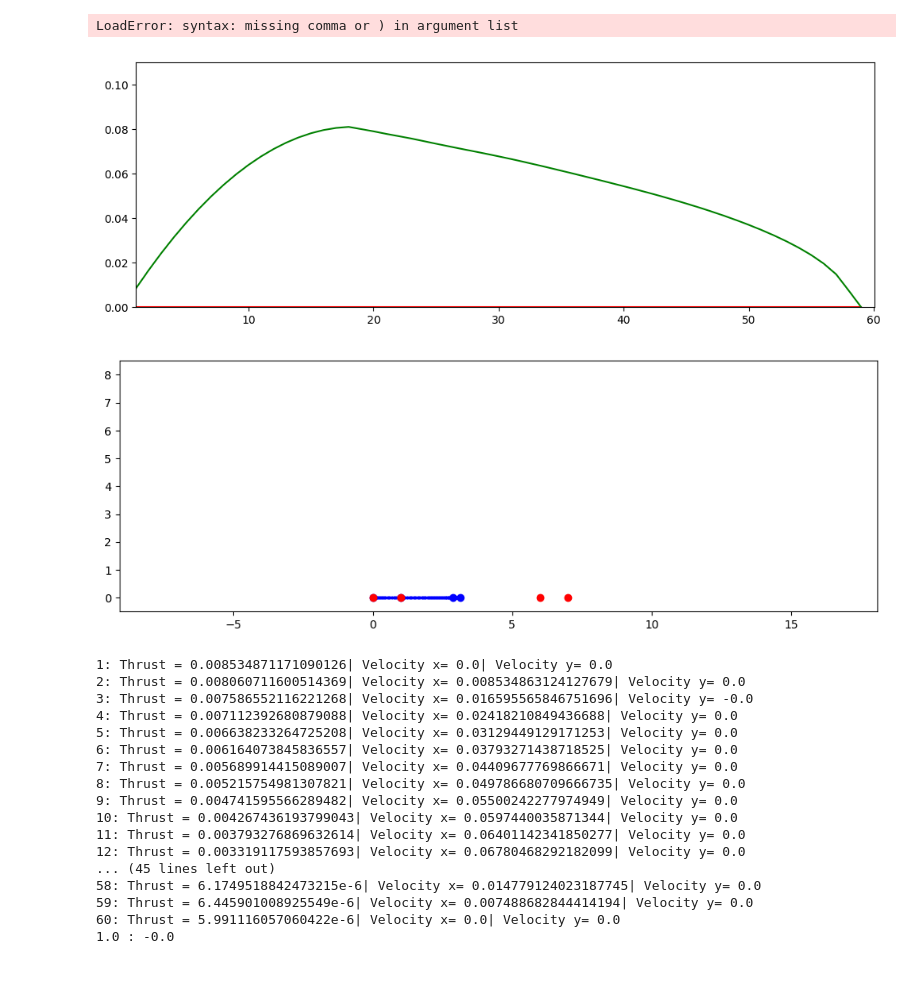
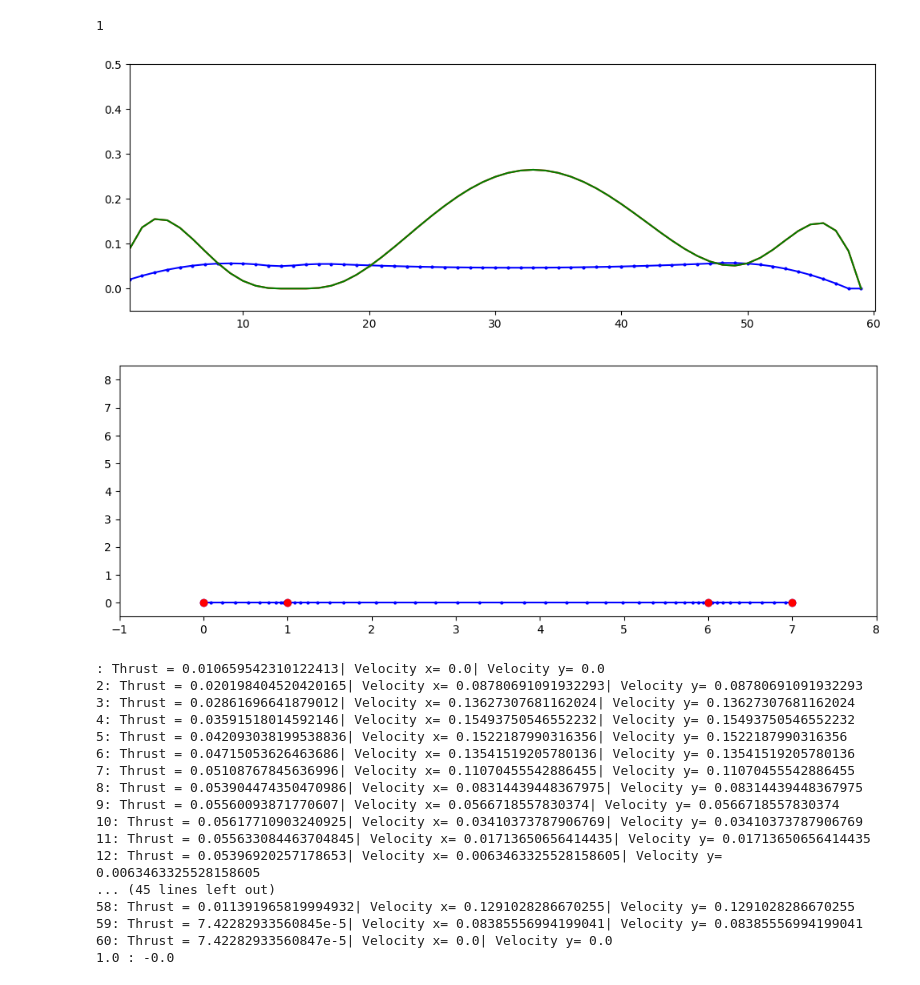
Before and after one commit to SparshAgarwal/Optimization, a Jupyter notebook: Project/Sam's Notebook.ipynb, the cells around one changed output. Cells and saved outputs as stored; diff of their text form; code cells hidden in the pictures.

```diff
--- a/Project/Sam's Notebook.ipynb
+++ b/Project/Sam's Notebook.ipynb
@@ -19,37 +19,46 @@ g = 127008  #km/hr^2
 maxacc = 500 # max acc in km/hr^2
 maxv = 200 # max velocity in km/hr
 maxTu = 1.27 #max steer one side
-Friction = 5;
+Friction = .05;
 
 function solveOpt(λ)
-    # m = Model(solver = GurobiSolver(OutputFlag=0))
+#     m = Model(solver = GurobiSolver(OutputFlag=0))
     m = Model(solver = MosekSolver(LOG=0))
 
     @variable(m, p[1:2,1:T[k]])
     @variable(m, 0 <= Thrust[1:T[k]] <= maxacc)
     @variable(m, 0 <= Braking[1:T[k]] <= maxacc)
+    @variable(m, vel[1:T[k]])
 
     @variable(m, 0 <= v[1:2,1:T[k]] <= maxv)
-#     @variable(m, AccDm[1:k]) #final magnitude of acceleration in direction of motion
-    @variable(m, Acc[1:2,1:k]) #Acc[1,T] is the direction of motion
+    @variable(m, Acc[1:2,1:T[k]]) #Acc[1,T] is the direction of motion
+
+#     @variable(m, z, Bin )
+
 
     # satisfy the dynamics (with zero initial velocity)
     @constraint(m, v[:,1] .== 0)
     @constraint(m, v[:,60] .== 0)
+    @constraint(m, p[1,:] >= -10)
+    @constraint(m, p[1,:] <= 70)
+    for t in 1:T[k]
+        @constraint(m, p[2,t] < 150 + sqrt(40^2 - p[1,t]^2))
+    end
 #     @constraint(m, Acc[1,:] == Thrust[t] - Braking[t] - Frction)
 #     @constraint(m, p[:,T[1]] .== xw[:,1])
 #     @constraint(m, p[:,T[2]] .== xw[:,2])
 
     for t in 1:T[k]-1
         @constraint(m, p[1,t+1] == p[1,t] + v[1,t])
-        @constraint(m, p[2,t+1] == p[2,t] + v[2,t])
-        @constraint(m, v[1,t+1] == v[1,t] + Acc[1,t] * cos(atan(v[2,t]/v[1,t])
-        @constraint(m, v[2,t+1] == v[2,t] + Acc[1,t] * sin(atan(v[2,t]/v[1,t])
-        @constraint(m, Acc[1,t+1] == Acc[1,t] + Thrust[t] - Braking[t] - Frction)
+#         @constraint(m, p[2,t+1] == p[2,t] + v[2,t])
+#       @constraint(m, vel[t] == cos( atan(v[2,t]/v[1,t]) ))
+        @constraint(m, v[1,t+1] == v[1,t] + Acc[1,t])#*cos( atan(v[2,t]/v[1,t]) ))
+        @constraint(m, v[2,t+1] == v[2,t] + Acc[1,t])#*cos( atan(v[2,t]/v[1,t]) ))
+        @constraint(m, Acc[1,t+1] == Acc[1,t] + Thrust[t] - Braking[t] - Friction)
     end
 
     # hit all the waypoints
-    for i in 1:2
+    for i in 1:4
         @constraint(m, p[:,T[i]] .== xw[:,i])
     end
 
@@ -70,52 +79,51 @@ function solveOpt(λ)
 
     th = getvalue(Thrust)
     Vel = getvalue(v)
+    brak = getvalue(Braking)
     for t in 1:T[k]
         println(t, ": Thrust = ", th[t], "| Velocity x= ", Vel[1,t], "| Velocity y= ", Vel[2,t])
     end
 println(xopt[1,20], " : ", xopt[2,20])
 figure(figsize=(12,4))
-plot( th[2,:], "b.-", markersize=4 )
+plot( th[:], "b.-", markersize=4 )
 plot( Vel[2,:], "r-", markersize=12 )
-plot( th[1,:], "m.-", markersize=4 )
 plot( Vel[1,:], "g-", markersize=12 )
 # axis("equal")
-axis((1.,60.1,-.00005,.11));
+axis((1.,60.1,-.05,.5));
 
 
     return (J1,J2,xopt)
 end
 ;
-# %% [output]
-LoadError: syntax: missing comma or ) in argument list
 # %%
 λ = 0.001
 (J1x,J2x,x) = solveOpt(λ)
 
 using PyPlot
 figure(figsize=(12,4))
 plot( x[1,:], x[2,:], "b.-", markersize=4 )
 plot( x[1,:][T], x[2,:][T], "b.", markersize=12 )
 plot( xw[1,:], xw[2,:], "r.", markersize=12 )
-axis("equal")
-axis((1.,8.,-.5,8.5));
+# axis("equal")
+axis((-1,8,-.5,8.5));
 # %% [output]
+1
-[figure, old version]
+[figure, new version]
-[figure, old version]
+[figure, new version]
-1: Thrust = 0.008534871171090126| Velocity x= 0.0| Velocity y= 0.0
-2: Thrust = 0.008060711600514369| Velocity x= 0.008534863124127679| Velocity y= 0.0
-3: Thrust = 0.007586552116221268| Velocity x= 0.016595565846751696| Velocity y= -0.0
-4: Thrust = 0.007112392680879088| Velocity x= 0.02418210849436688| Velocity y= 0.0
-5: Thrust = 0.006638233264725208| Velocity x= 0.03129449129171253| Velocity y= 0.0
-6: Thrust = 0.006164073845836557| Velocity x= 0.03793271438718525| Velocity y= 0.0
-7: Thrust = 0.005689914415089007| Velocity x= 0.04409677769866671| Velocity y= 0.0
-8: Thrust = 0.005215754981307821| Velocity x= 0.049786680709666735| Velocity y= 0.0
-9: Thrust = 0.004741595566289482| Velocity x= 0.05500242277974949| Velocity y= 0.0
-10: Thrust = 0.004267436193799043| Velocity x= 0.0597440035871344| Velocity y= 0.0
-11: Thrust = 0.003793276869632614| Velocity x= 0.06401142341850277| Velocity y= 0.0
-12: Thrust = 0.003319117593857693| Velocity x= 0.06780468292182099| Velocity y= 0.0
-... (45 lines left out)
-58: Thrust = 6.1749518842473215e-6| Velocity x= 0.014779124023187745| Velocity y= 0.0
-59: Thrust = 6.445901008925549e-6| Velocity x= 0.007488682844414194| Velocity y= 0.0
-60: Thrust = 5.991116057060422e-6| Velocity x= 0.0| Velocity y= 0.0
-1.0 : -0.0
+: Thrust = 0.010659542310122413| Velocity x= 0.0| Velocity y= 0.0
+2: Thrust = 0.020198404520420165| Velocity x= 0.08780691091932293| Velocity y= 0.08780691091932293
+3: Thrust = 0.02861696641879012| Velocity x= 0.13627307681162024| Velocity y= 0.13627307681162024
+4: Thrust = 0.03591518014592146| Velocity x= 0.15493750546552232| Velocity y= 0.15493750546552232
+5: Thrust = 0.042093038199538836| Velocity x= 0.1522187990316356| Velocity y= 0.1522187990316356
+6: Thrust = 0.04715053626463686| Velocity x= 0.13541519205780136| Velocity y= 0.13541519205780136
+7: Thrust = 0.05108767845636996| Velocity x= 0.11070455542886455| Velocity y= 0.11070455542886455
+8: Thrust = 0.053904474350470986| Velocity x= 0.08314439448367975| Velocity y= 0.08314439448367975
+9: Thrust = 0.05560093871770607| Velocity x= 0.0566718557830374| Velocity y= 0.0566718557830374
+10: Thrust = 0.05617710903240925| Velocity x= 0.03410373787906769| Velocity y= 0.03410373787906769
+11: Thrust = 0.055633084463704845| Velocity x= 0.01713650656414435| Velocity y= 0.01713650656414435
+12: Thrust = 0.05396920257178653| Velocity x= 0.0063463325528158605| Velocity y= 0.0063463325528158605
+... (45 lines left out)
+58: Thrust = 0.011391965819994932| Velocity x= 0.1291028286670255| Velocity y= 0.1291028286670255
+59: Thrust = 7.42282933560845e-5| Velocity x= 0.08385556994199041| Velocity y= 0.08385556994199041
+60: Thrust = 7.42282933560847e-5| Velocity x= 0.0| Velocity y= 0.0
+1.0 : -0.0
```
